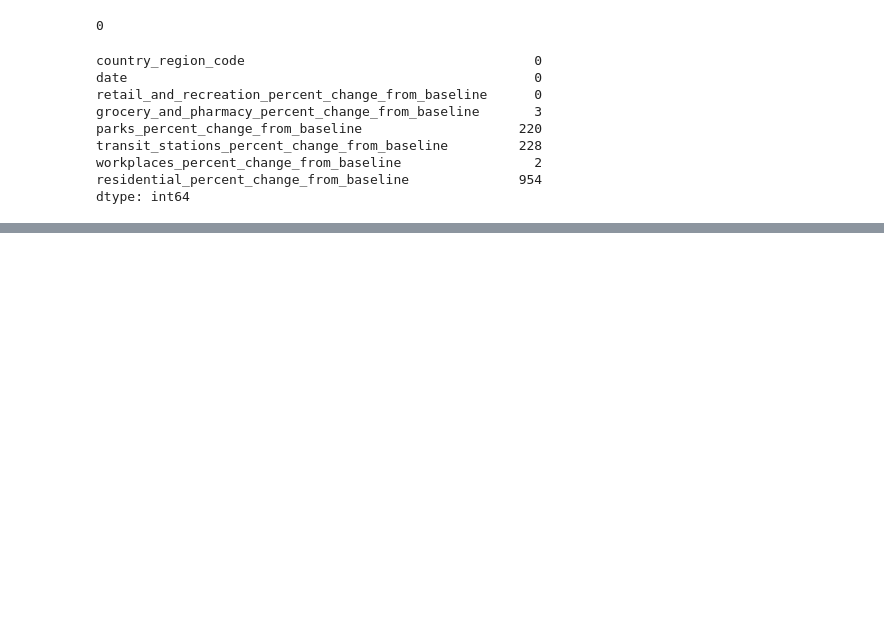
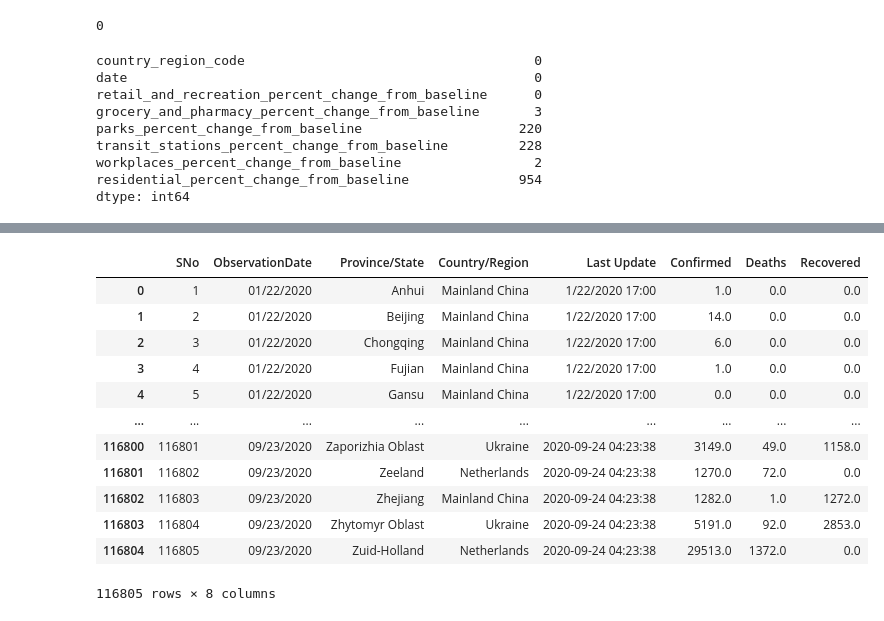
Before and after one commit to Huntfalow123/data2020, a Jupyter notebook: DataTransform.ipynb, the cells around one changed output, grey strips where cells are left out. Cells and saved outputs as stored; diff of their text form; code cells hidden in the pictures; blank space fills up the shorter version.

```diff
--- a/DataTransform.ipynb
+++ b/DataTransform.ipynb
@@ -71,0 +94,16 @@ SchoolC['School_Date'] = pd
+# %%
+Covid_Response
+# %% [output]
+|  | SNo | ObservationDate | Province/State | Country/Region | Last Update | Confirmed | Deaths | Recovered |
+| 0 | 1 | 01/22/2020 | Anhui | Mainland China | 1/22/2020 17:00 | 1.0 | 0.0 | 0.0 |
+| 1 | 2 | 01/22/2020 | Beijing | Mainland China | 1/22/2020 17:00 | 14.0 | 0.0 | 0.0 |
+| 2 | 3 | 01/22/2020 | Chongqing | Mainland China | 1/22/2020 17:00 | 6.0 | 0.0 | 0.0 |
+| 3 | 4 | 01/22/2020 | Fujian | Mainland China | 1/22/2020 17:00 | 1.0 | 0.0 | 0.0 |
+| 4 | 5 | 01/22/2020 | Gansu | Mainland China | 1/22/2020 17:00 | 0.0 | 0.0 | 0.0 |
+| ... | ... | ... | ... | ... | ... | ... | ... | ... |
+| 116800 | 116801 | 09/23/2020 | Zaporizhia Oblast | Ukraine | 2020-09-24 04:23:38 | 3149.0 | 49.0 | 1158.0 |
+| 116801 | 116802 | 09/23/2020 | Zeeland | Netherlands | 2020-09-24 04:23:38 | 1270.0 | 72.0 | 0.0 |
+| 116802 | 116803 | 09/23/2020 | Zhejiang | Mainland China | 2020-09-24 04:23:38 | 1282.0 | 1.0 | 1272.0 |
+| 116803 | 116804 | 09/23/2020 | Zhytomyr Oblast | Ukraine | 2020-09-24 04:23:38 | 5191.0 | 92.0 | 2853.0 |
+| 116804 | 116805 | 09/23/2020 | Zuid-Holland | Netherlands | 2020-09-24 04:23:38 | 29513.0 | 1372.0 | 0.0 |
+116805 rows × 8 columns
```
Also changed, not shown: parts of 5 cells of this notebook.
